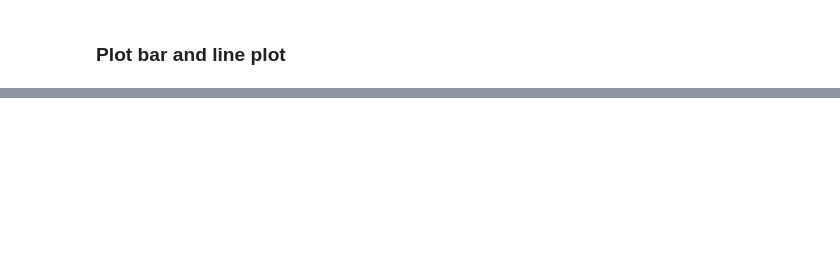
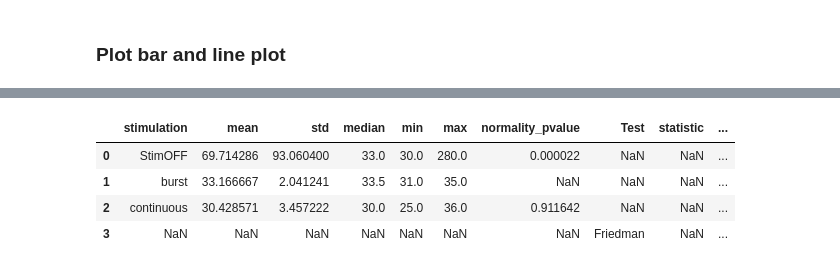
Before and after one commit to JKBehnke/patterned_DBS, a Jupyter notebook: notebooks/burst_dbs_group_analysis.ipynb, the cells around one changed output, grey strips where cells are left out. Cells and saved outputs as stored; diff of their text form; code cells hidden in the pictures; blank space fills up the shorter version.

Commit message:
plot and stats gait analysis

```diff
--- a/notebooks/burst_dbs_group_analysis.ipynb
+++ b/notebooks/burst_dbs_group_analysis.ipynb
@@ -647,0 +639,2 @@ print(converted_times)
+# %%
+statistics_and_plot = gait_analysis.perform_paired_analysis(task="10m_walk", subscore_column="steps")
@@ -647,0 +659,8 @@ print(converted_times)
+# %%
+statistics_and_plot[0]
+# %% [output]
+|  | stimulation | mean | std | median | min | max | normality_pvalue | Test | statistic | ... |
+| 0 | StimOFF | 69.714286 | 93.060400 | 33.0 | 30.0 | 280.0 | 0.000022 | NaN | NaN | ... |
+| 1 | burst | 33.166667 | 2.041241 | 33.5 | 31.0 | 35.0 | NaN | NaN | NaN | ... |
+| 2 | continuous | 30.428571 | 3.457222 | 30.0 | 25.0 | 36.0 | 0.911642 | NaN | NaN | ... |
+| 3 | NaN | NaN | NaN | NaN | NaN | NaN | NaN | Friedman | NaN | ... |
```
Also changed, not shown: parts of 3 cells of this notebook, 1 other file.
